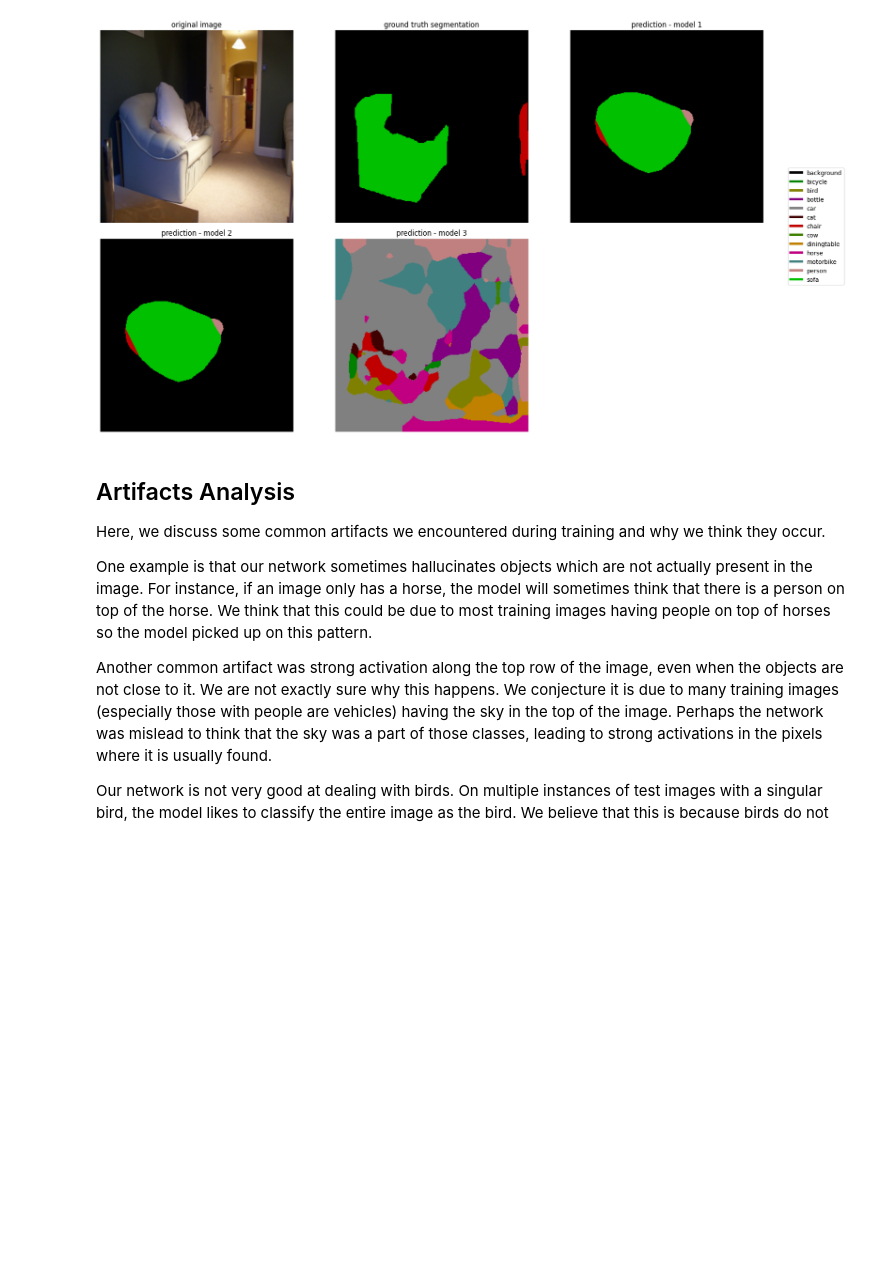
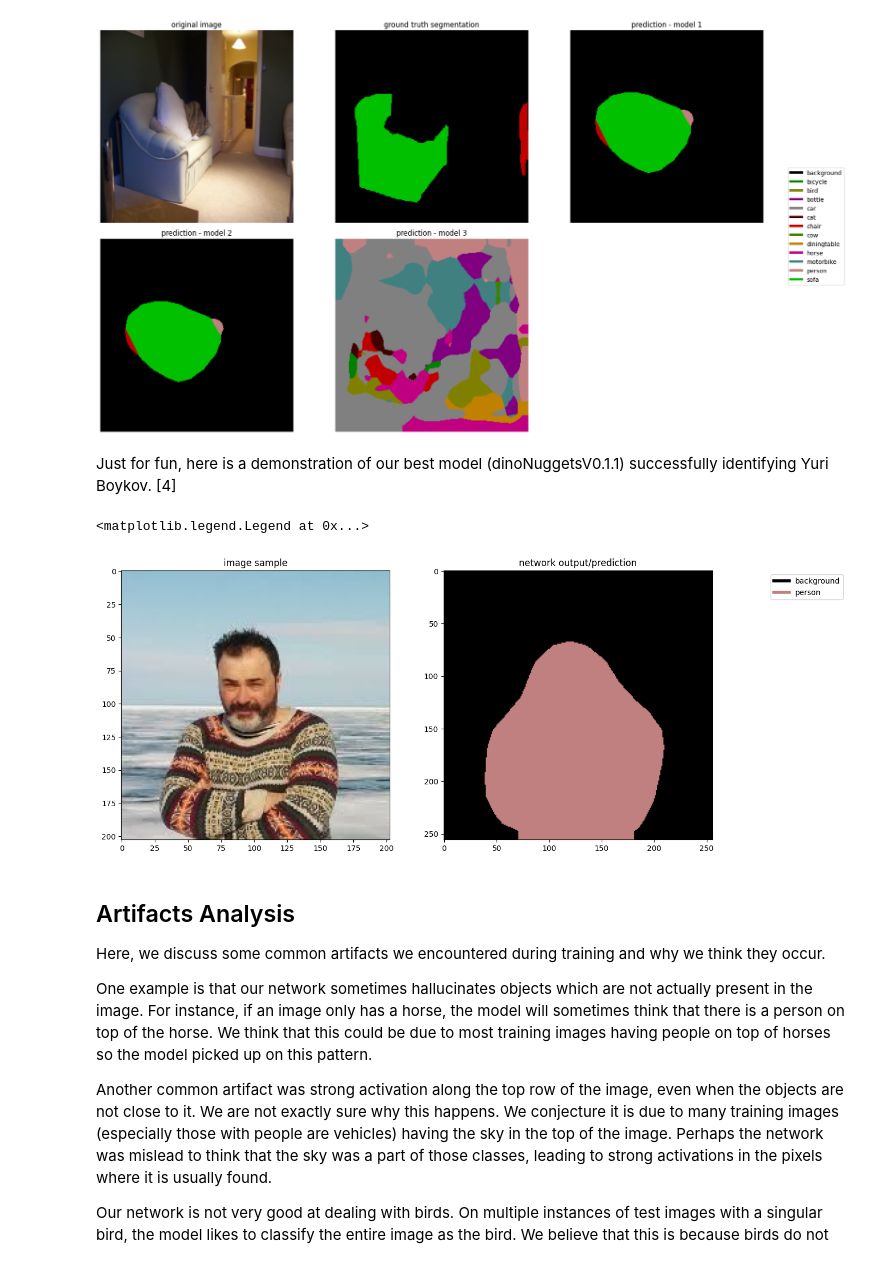
Before and after one commit to tofuuuuuuu/cs484-final-project, a Jupyter notebook: wsss.ipynb, the cells around one changed output. Saved outputs shown, nothing was run; the diff lists cells and outputs as text; code cells hidden in the pictures; blank space fills up the shorter version.

```diff
--- a/wsss.ipynb
+++ b/wsss.ipynb
@@ -926,35 +966,39 @@ plt.tight_layout(rect=[0, 0, 0.95, 1])
 plt.show()
 # %% [output]
 [figure]
+# %% [markdown]
+Just for fun, here is a demonstration of our best model (dinoNuggetsV0.1.1) successfully identifying Yuri Boykov. [4]
 # %%
-img_path = Path("images") / "sean.png"
-andrew = Image.open(img_path).convert("RGB")
-# display(andrew)
+img_path = Path("images") / "yuri.jpg"
+yuri = Image.open(img_path).convert("RGB")
 
-big_net.eval()
+model1.eval()
 
-output = big_net.forward(sanity_transforms(andrew).unsqueeze(0).to(device))
+output = model1.forward(val_transforms(yuri).unsqueeze(0).to(device))
 
 fig = plt.figure(figsize=(14, 10))
 ax = fig.add_subplot(1, 2, 1)
 plt.title('image sample')
-ax.imshow(andrew)
+ax.imshow(yuri)
 
 ax = fig.add_subplot(1, 2, 2)
 plt.title('network output/prediction')
 
-# Display the segmentation mask with colorized labels
+# display the segmentation mask with colorized labels
 segmentation_mask = torch.argmax(output, dim=1).cpu().numpy()[0]
 ax.imshow(colorize_mask(segmentation_mask))
 
-# Add a legend for the classes actually present in the image
+# add a legend for the classes actually present in the image
 from matplotlib.lines import Line2D
 unique_labels = np.unique(segmentation_mask)
 legend_elements = [
     Line2D([0], [0], color=np.array(palette[label * 3:label * 3 + 3]) / 255, lw=4, label=VOC_CLASSES[label])
     for label in unique_labels if label < len(VOC_CLASSES)
 ]
 ax.legend(handles=legend_elements, loc='upper right', bbox_to_anchor=(1.5, 1))
+# %% [output]
+<matplotlib.legend.Legend at 0x...>
+[figure, added]
 # %% [markdown]
 ## Artifacts Analysis
 
```
Also changed, not shown: parts of 7 cells of this notebook, 1 other file.
